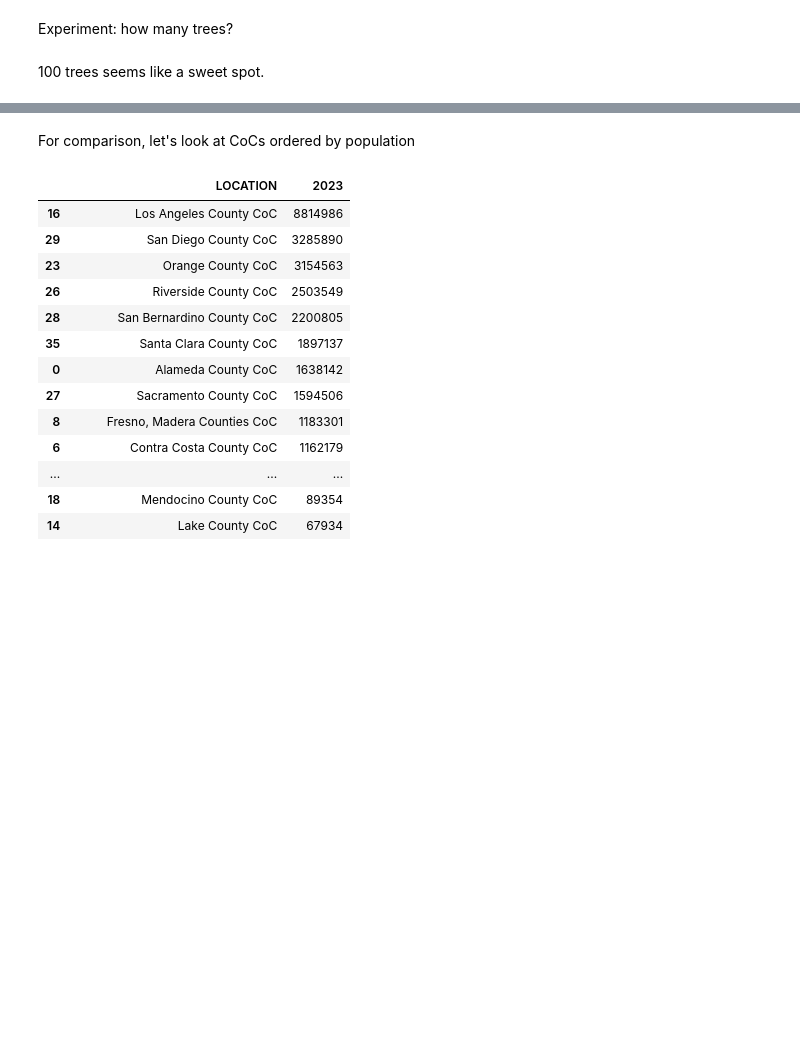
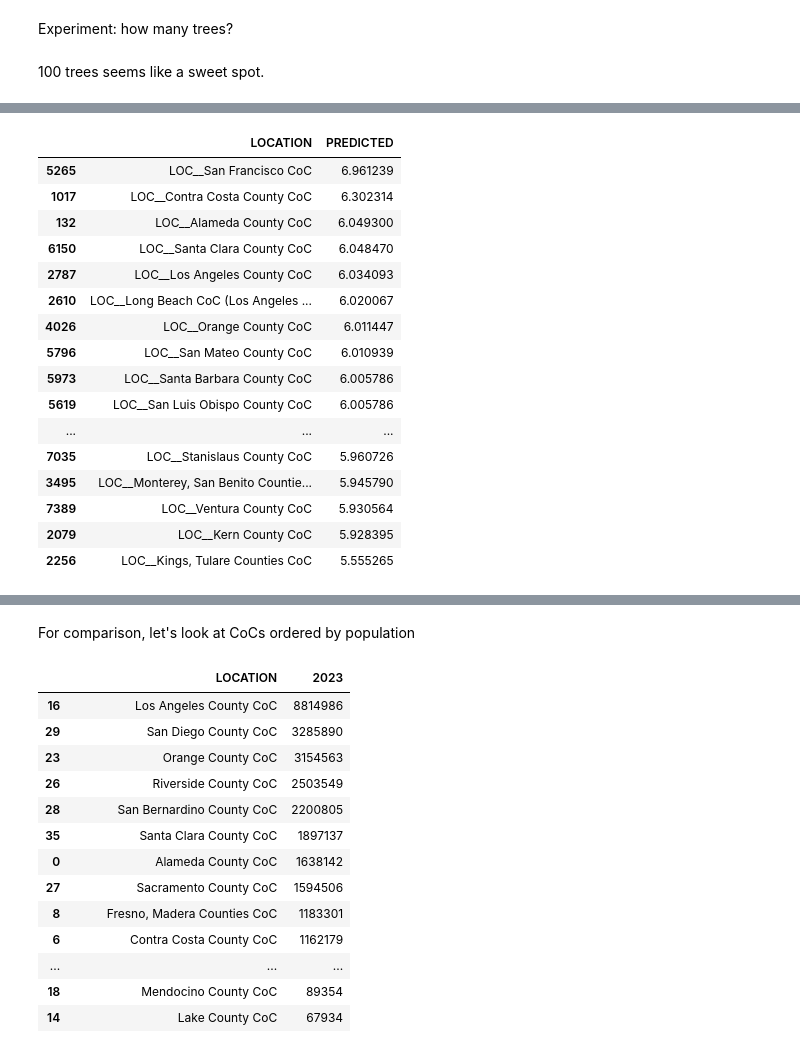
Before and after one commit to igoumiri/homelessness, a Jupyter notebook: plots.ipynb, the cells around one changed output, grey strips where cells are left out. Saved outputs shown, nothing was run; the diff lists cells and outputs as text; code cells hidden in the pictures; blank space fills up the shorter version.

```diff
--- a/plots.ipynb
+++ b/plots.ipynb
@@ -675 +673,21 @@ plt.show()
+# %%
+filtered[filtered.CALENDAR_YEAR == 2023][["LOCATION", "PREDICTED"]].sort_values(by="PREDICTED", ascending=False)
+# %% [output]
+|  | LOCATION | PREDICTED |
+| 5265 | LOC__San Francisco CoC | 6.961239 |
+| 1017 | LOC__Contra Costa County CoC | 6.302314 |
+| 132 | LOC__Alameda County CoC | 6.049300 |
+| 6150 | LOC__Santa Clara County CoC | 6.048470 |
+| 2787 | LOC__Los Angeles County CoC | 6.034093 |
+| 2610 | LOC__Long Beach CoC (Los Angeles ... | 6.020067 |
+| 4026 | LOC__Orange County CoC | 6.011447 |
+| 5796 | LOC__San Mateo County CoC | 6.010939 |
+| 5973 | LOC__Santa Barbara County CoC | 6.005786 |
+| 5619 | LOC__San Luis Obispo County CoC | 6.005786 |
+| ... | ... | ... |
+| 7035 | LOC__Stanislaus County CoC | 5.960726 |
+| 3495 | LOC__Monterey, San Benito Countie... | 5.945790 |
+| 7389 | LOC__Ventura County CoC | 5.930564 |
+| 2079 | LOC__Kern County CoC | 5.928395 |
+| 2256 | LOC__Kings, Tulare Counties CoC | 5.555265 |
 # %%
```
Also changed, not shown: parts of 37 cells of this notebook.
